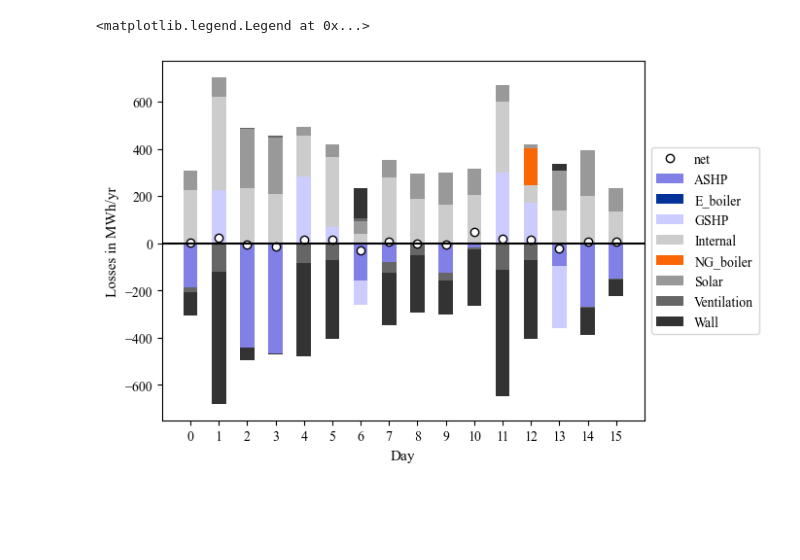
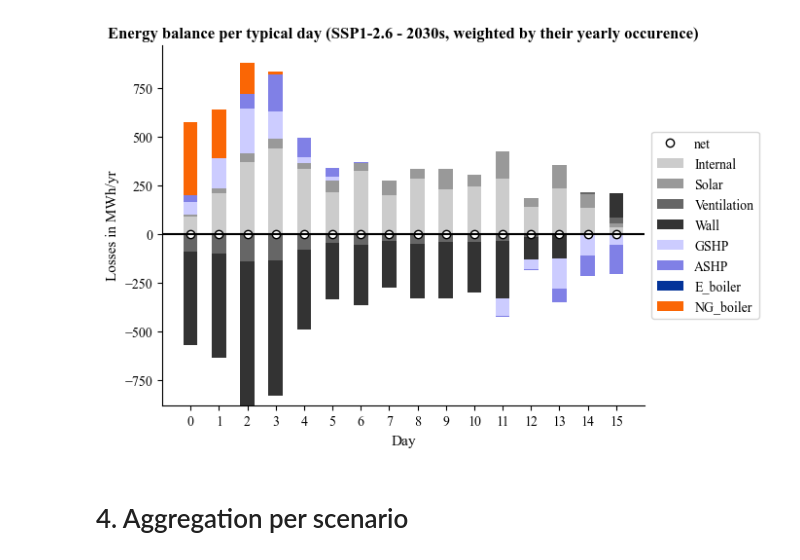
Before and after one commit to J0Hach3z/CoolingClimate, a Jupyter notebook: src/python/postprocess/process_production.ipynb, the cells around one changed output. Saved outputs shown, nothing was run; the diff lists cells and outputs as text; code cells hidden in the pictures; blank space fills up the shorter version.

```diff
--- a/src/python/postprocess/process_production.ipynb
+++ b/src/python/postprocess/process_production.ipynb
@@ -23,6 +26,17 @@ plt.rcParams.update({
+# %%
+
+# td_production_old = td_production.copy()
+td_production = pd.read_csv("output/operations/production_details.csv")
+td_production = td_production[["SSP","Decade","Technology","Day","Hour","Balance"]].groupby(["SSP","Decade","Technology","Day","Hour"]).sum().reset_index().rename(columns = {'Balance':'Value'})
 # %%
 # Load data
-td_production = pd.read_csv("output/operations/production_details.csv")
+
+tech_order = ['GSHP', 'ASHP', 'E_boiler', 'NG_boiler']  # Your desired order
+tech_cat = pd.CategoricalDtype(tech_order, ordered=True)
+td_production['Technology'] = td_production['Technology'].astype(tech_cat)
+
+td_production = td_production.sort_values(['SSP', 'Decade', 'Day', 'Hour', 'Technology'])
+
 td_losses = pd.read_csv("output/operations/TD_losses.csv")
 td_weight = pd.read_csv("data/inputs/preprocessed_weights.csv")[['gcm','ssp','decade','td','weight']].rename(columns={'ssp':'SSP','decade':'Decade','td':'Day'})
 td_weight = td_weight[['SSP','Decade','Day','weight']].groupby(['SSP','Decade','Day']).mean().reset_index()
@@ -34,6 +48,6 @@ future_weight = td_weight[~mask][['SSP','Decade','Day','weight']].groupby(['SSP'
 
 td_weight = pd.concat([past_weight,future_weight])
 print(pd.concat([past_weight,future_weight]))
-td_weight
+td_production
 # %% [output]
     Decade  Day      weight     SSP
@@ -66,3 +80,4 @@ td_weight
 # %%
 SSP = 'ssp126'
-Decade = '2050s'
+ssp_formatted = f"SSP{SSP[3]}-{SSP[4]}.{SSP[5]}"
+Decade = '2030s'
@@ -105,21 +119,31 @@ Text(0, 0.5, 'Energy balance MWh/day')
 # %%
 df = pd.concat([td_losses.rename(columns={'Loss_type':'Origin'}),td_production.rename(columns={'Technology':'Origin'})], axis = 0)
 processed_weight = td_weight
 joined_df = df.merge(processed_weight, on=['SSP', 'Decade', 'Day'])
 joined_df['Value'] = joined_df['Value'] * joined_df['weight'] / 10 / 1e3 # / 10 years / 1000 kWh -> MWh
 
 
 mask = (joined_df['SSP'] == SSP) * (joined_df['Decade'] == Decade)
 
-pivot_data = joined_df[mask].pivot_table(index='Day', columns='Origin', values='Value', aggfunc='sum')
-pivot_data.plot(kind='bar', stacked=True, color=[combined_colors[col] for col in pivot_data.columns])
+pivot_data = joined_df[mask].sort_values(['SSP', 'Decade', 'Day', 'Hour', 'Origin']).pivot_table(index='Day', columns='Origin', values='Value', aggfunc='sum')
+
+ordered_cols = ['Internal','Solar','Ventilation','Wall','GSHP','ASHP','E_boiler','NG_boiler']
+ax = pivot_data[ordered_cols].plot(kind='bar', stacked=True, color=[combined_colors[col] for col in ordered_cols])
 pivot_data.sum(axis=1).plot(marker='o', linestyle='', color='white', markeredgecolor = 'black', label = 'net')
+
+plt.title(f"Energy balance per typical day ({ssp_formatted} - {Decade}, weighted by their yearly occurence)")
 plt.hlines(xmin=joined_df['Day'].min()-1, xmax=joined_df['Day'].max()+1, y=0, color='k')
 plt.xlim(joined_df['Day'].min()-1, joined_df['Day'].max()+1)
 plt.ylabel('Losses in MWh/yr')
-# plt.legend()
 plt.legend(loc='center left', bbox_to_anchor=(1, 0.5))
+# Remove the top and right spines
+ax.spines['top'].set_visible(False)
+ax.spines['right'].set_visible(False)
+ax.spines['left'].set_visible(True)
+ax.spines['bottom'].set_visible(True)
+plt.savefig('output/operations/TD_balance_weighted.png',dpi = 600)
 # %% [output]
-<matplotlib.legend.Legend at 0x...>
-[figure, old version]
+[figure, new version]
+# %% [markdown]
+# 4. Aggregation per scenario
 # %%
```
Also changed, not shown: parts of 8 cells of this notebook, 49 other files.
